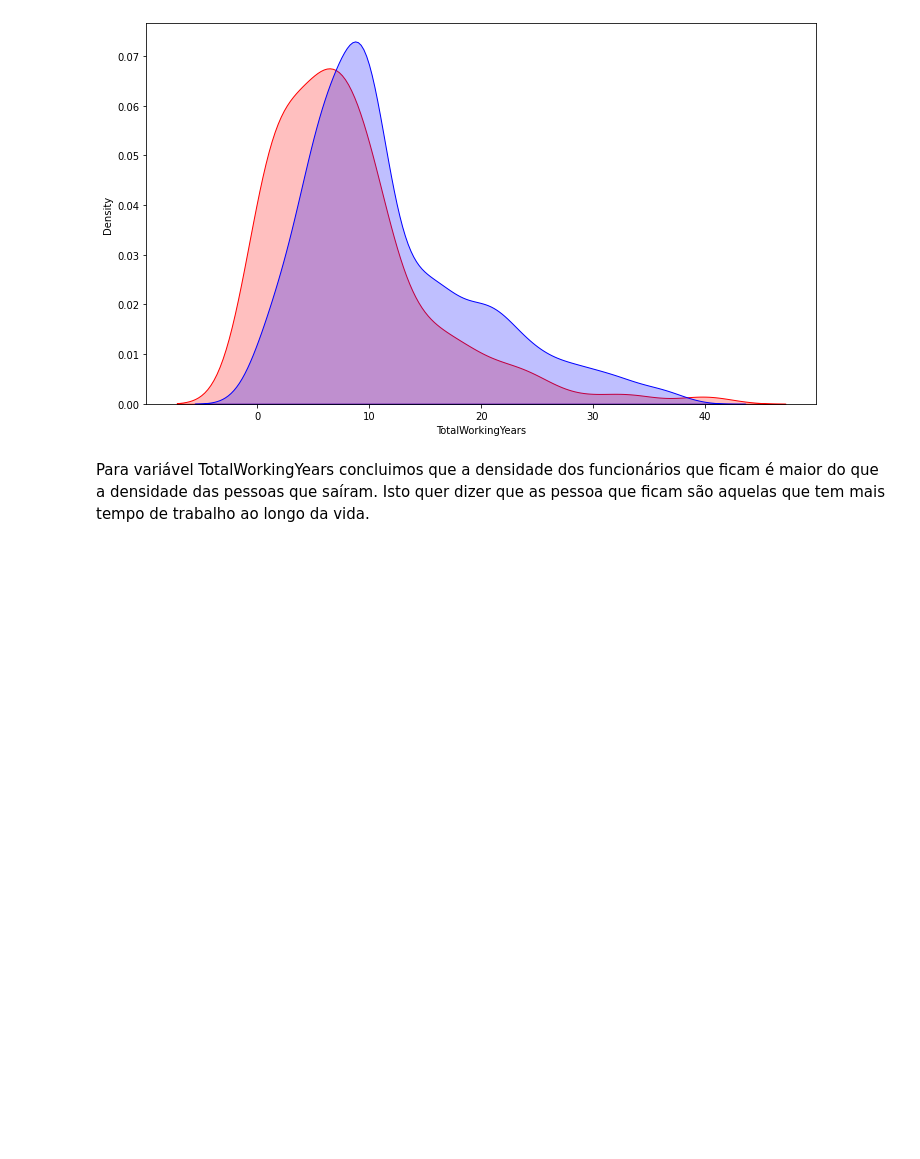
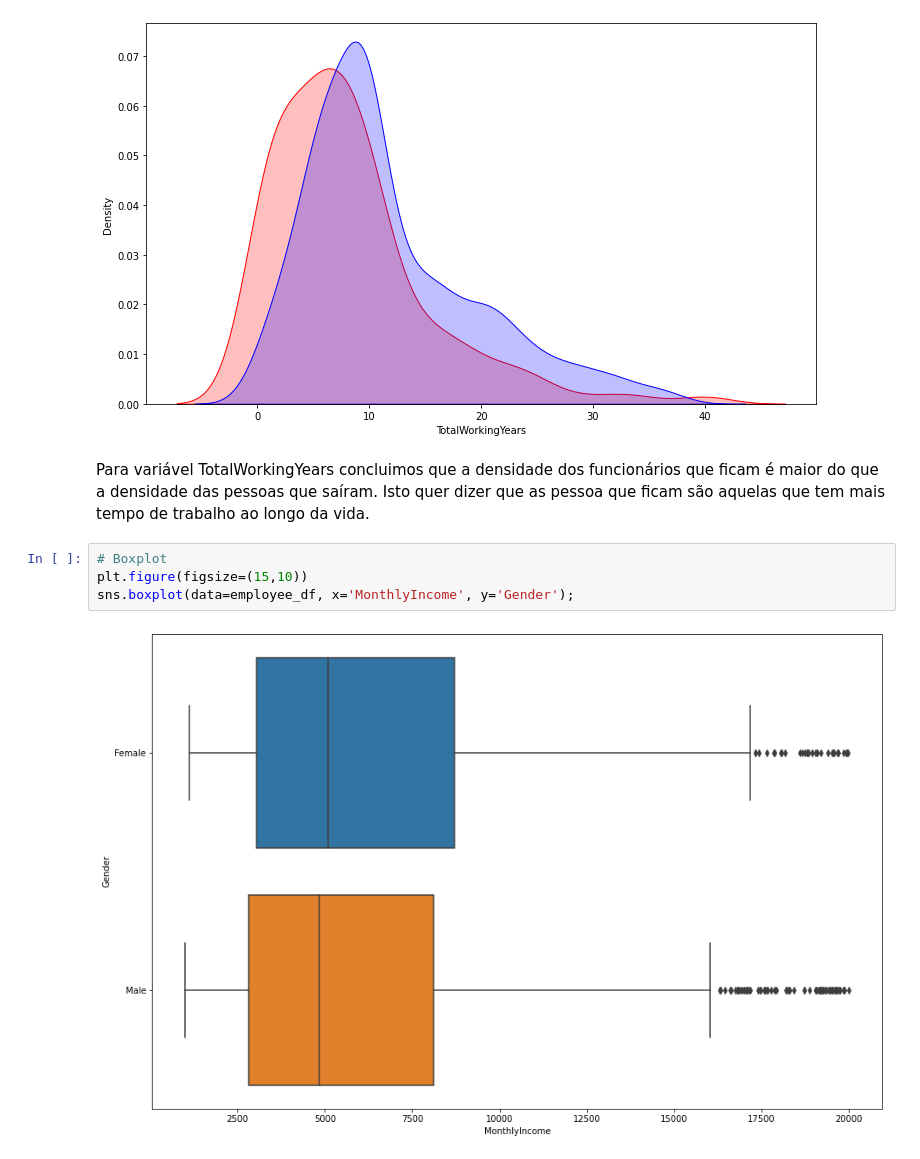
Before and after one commit to Mario-RJunior/Recursos_humanos_ML, a Jupyter notebook: Recursos_Humanos.ipynb, the cells around one changed output. Cells and saved outputs as stored; diff of their text form; blank space fills up the shorter version.

Commit message:
Adicionado boxplots

```diff
--- a/Recursos_Humanos.ipynb
+++ b/Recursos_Humanos.ipynb
@@ -257,3 +257,9 @@ sns.kdeplot(stayed_df['TotalWorkingYears'],
 [figure]
 # %% [markdown]
 Para variável TotalWorkingYears concluimos que a densidade dos funcionários que ficam é maior do que a densidade das pessoas que saíram. Isto quer dizer que as pessoa que ficam são aquelas que tem mais tempo de trabalho ao longo da vida.
+# %%
+# Boxplot
+plt.figure(figsize=(15,10))
+sns.boxplot(data=employee_df, x='MonthlyIncome', y='Gender');
+# %% [output]
+[figure, added]
```
Also changed, not shown: parts of 3 cells of this notebook.
